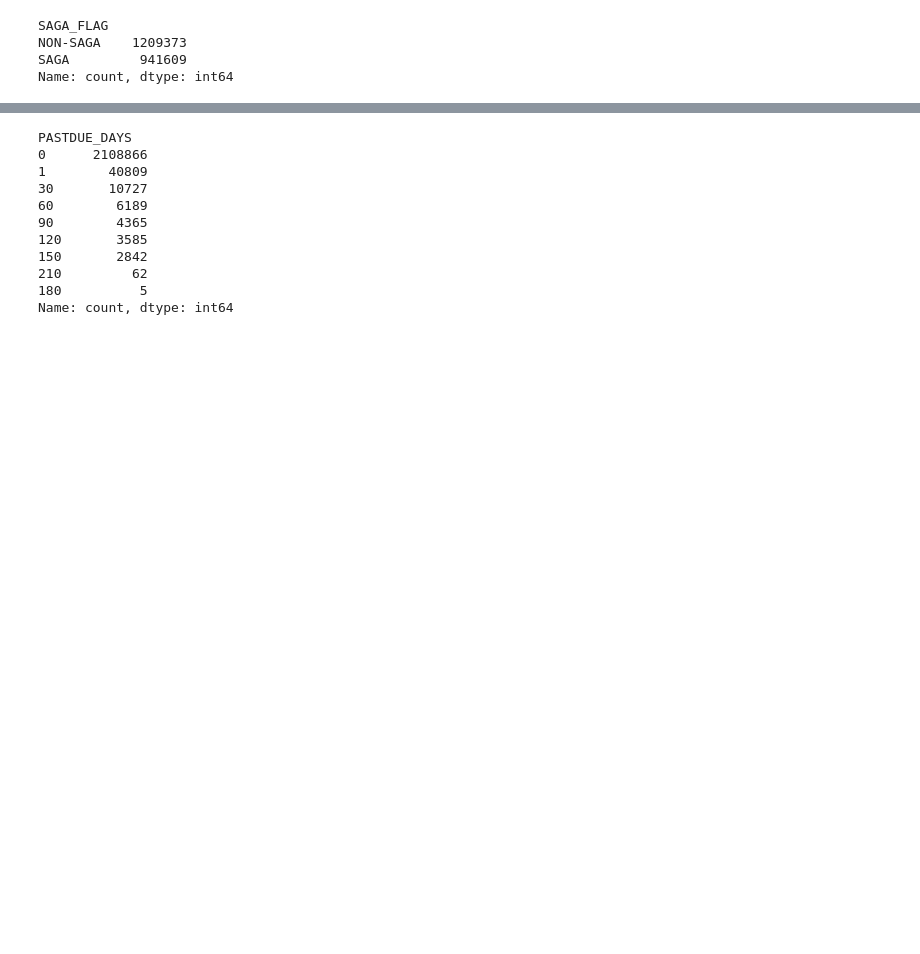
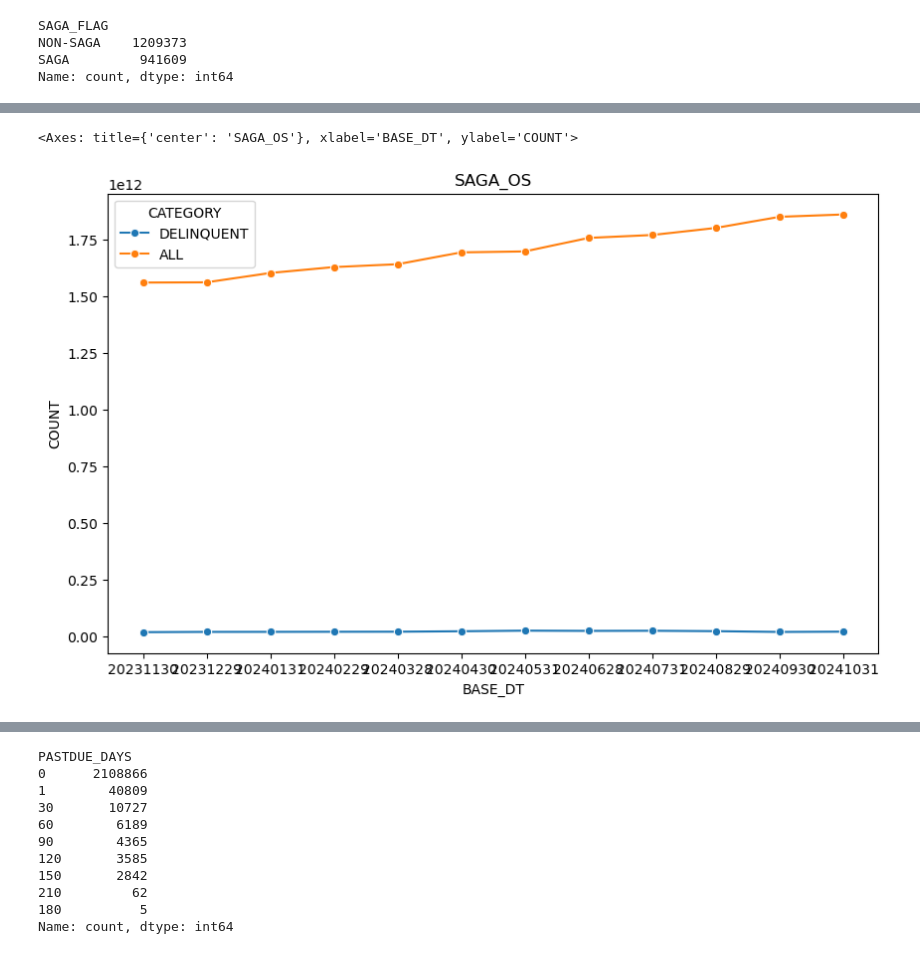
Before and after one commit to Sinxisx/Credit-Card-Analysis, a Jupyter notebook: Scratch.ipynb, the cells around one changed output, grey strips where cells are left out. Drawn from its saved outputs; the diff is of its cells as text; code cells hidden in the pictures; blank space fills up the shorter version.

```diff
--- a/Scratch.ipynb
+++ b/Scratch.ipynb
@@ -221,0 +258,11 @@ sns.lineplot(data=AllDeliCount, x="BASE_DT", y='ACCT_COUNT', hue='MICRO_SEGMENT'
+# %%
+# Plot SAGA count per month
+plt.figure(figsize=(10,6))
+plt.title("SAGA_OS")
+plt.xlabel("BASE_DT")
+plt.ylabel("COUNT")
+# plt.ylim((0,2000))
+sns.lineplot(data=AllSAGACount, x="BASE_DT", y='OS', hue='CATEGORY', marker="o")
+# %% [output]
+<Axes: title={'center': 'SAGA_OS'}, xlabel='BASE_DT', ylabel='COUNT'>
+[figure, added]
```
Also changed, not shown: parts of 25 cells of this notebook.
